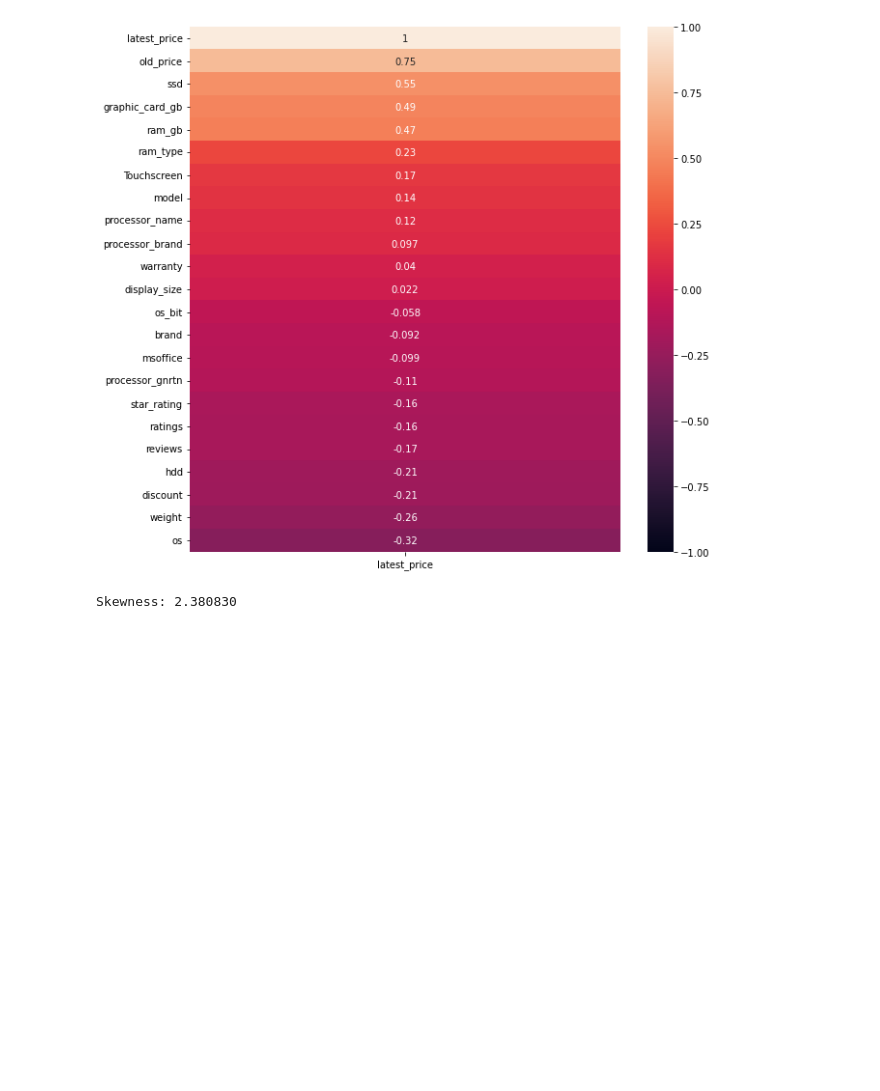
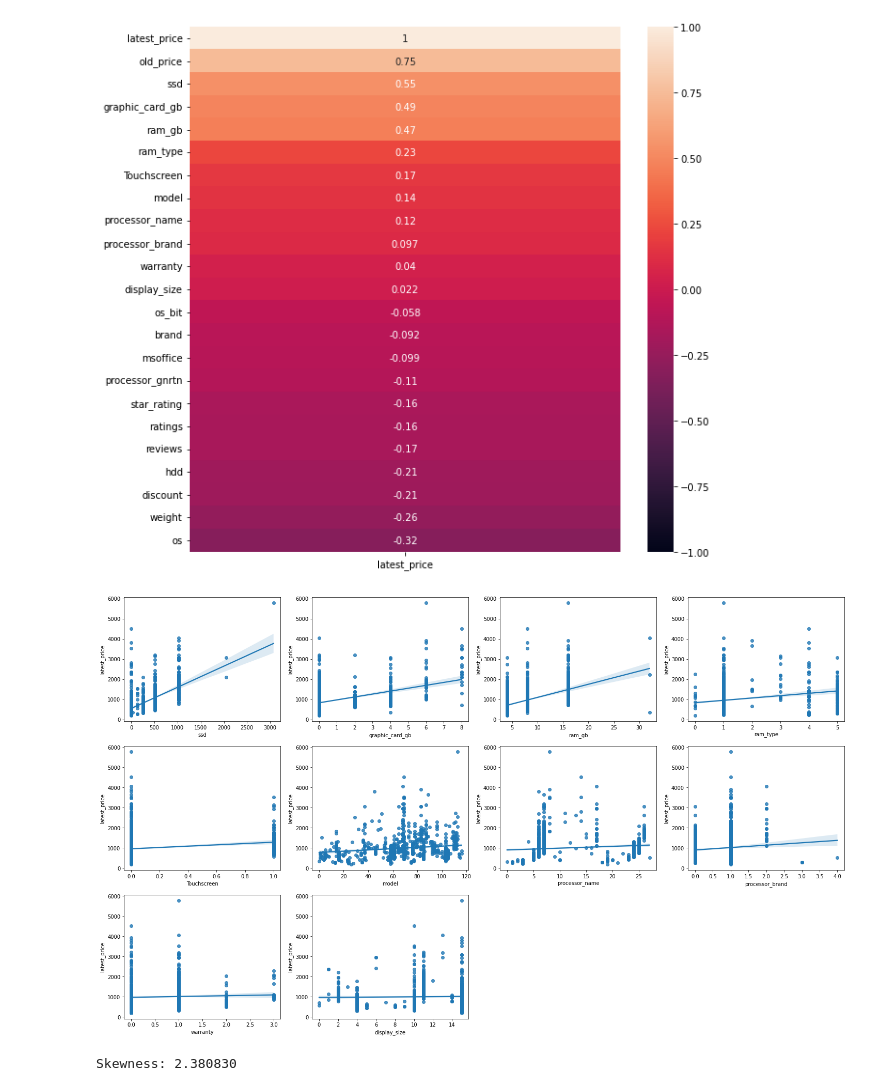
Before and after one commit to tracynguyen17/FinalProject, a Jupyter notebook: finalProject.ipynb, the cells around one changed output. Saved outputs shown, nothing was run; the diff lists cells and outputs as text; code cells hidden in the pictures; blank space fills up the shorter version.

```diff
--- a/finalProject.ipynb
+++ b/finalProject.ipynb
@@ -296,6 +296,23 @@ plt.figure(figsize = (10,10))
 sns.heatmap(df.corr()[['latest_price']].sort_values(by=['latest_price'],ascending=False), vmin=-1, annot=True);
 # %% [output]
 [figure]
+# %%
+fig, axes = plt.subplots(3, 4, figsize=(25, 15))
+
+sns.regplot(x="ssd", y="latest_price", data=df, ax=axes[0, 0])
+sns.regplot(x="graphic_card_gb", y="latest_price", data=df, ax=axes[0, 1])
+sns.regplot(x="ram_gb", y="latest_price", data=df, ax=axes[0, 2])
+sns.regplot(x="ram_type", y="latest_price", data=df, ax=axes[0, 3])
+sns.regplot(x="Touchscreen", y="latest_price", data=df, ax=axes[1, 0])
+sns.regplot(x="model", y="latest_price", data=df, ax=axes[1, 1])
+sns.regplot(x="processor_name", y="latest_price", data=df, ax=axes[1, 2])
+sns.regplot(x="processor_brand", y="latest_price", data=df, ax=axes[1, 3])
+sns.regplot(x="warranty", y="latest_price", data=df, ax=axes[2, 0])
+sns.regplot(x="display_size", y="latest_price", data=df, ax=axes[2, 1])
+fig.delaxes(axes[2][2])
+fig.delaxes(axes[2][3])
+# %% [output]
+[figure, added]
 # %%
 sns.displot(df['latest_price'], kde=True);
 print("Skewness: %f" % df['latest_price'].skew())
```
Also changed, not shown: parts of 9 cells of this notebook.
